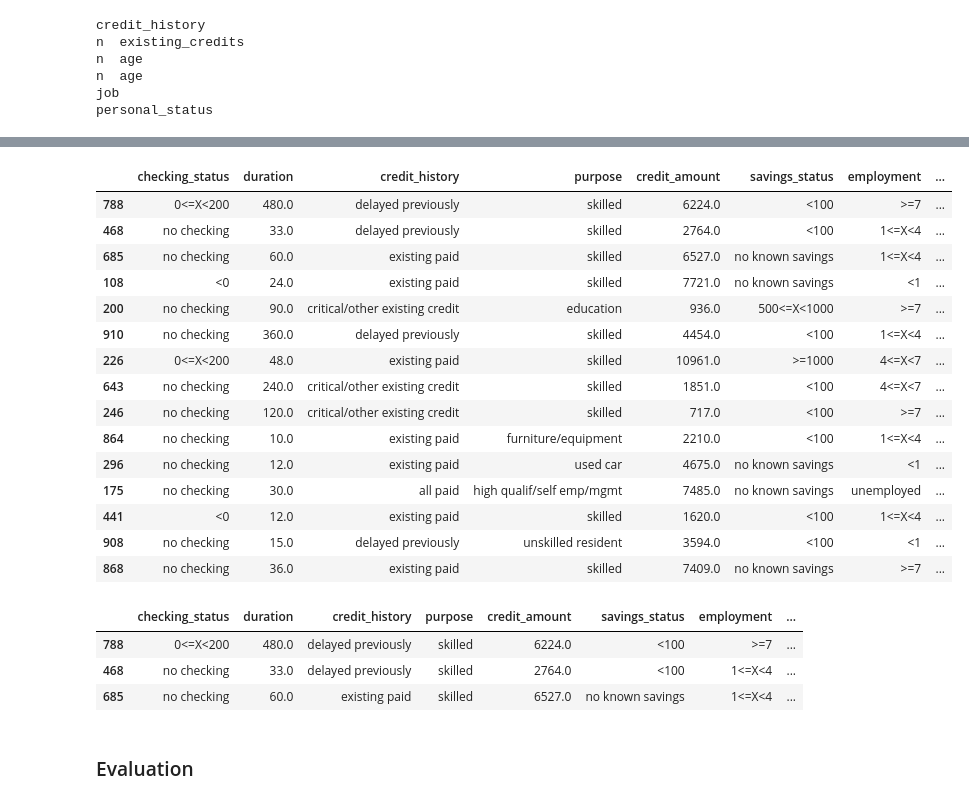
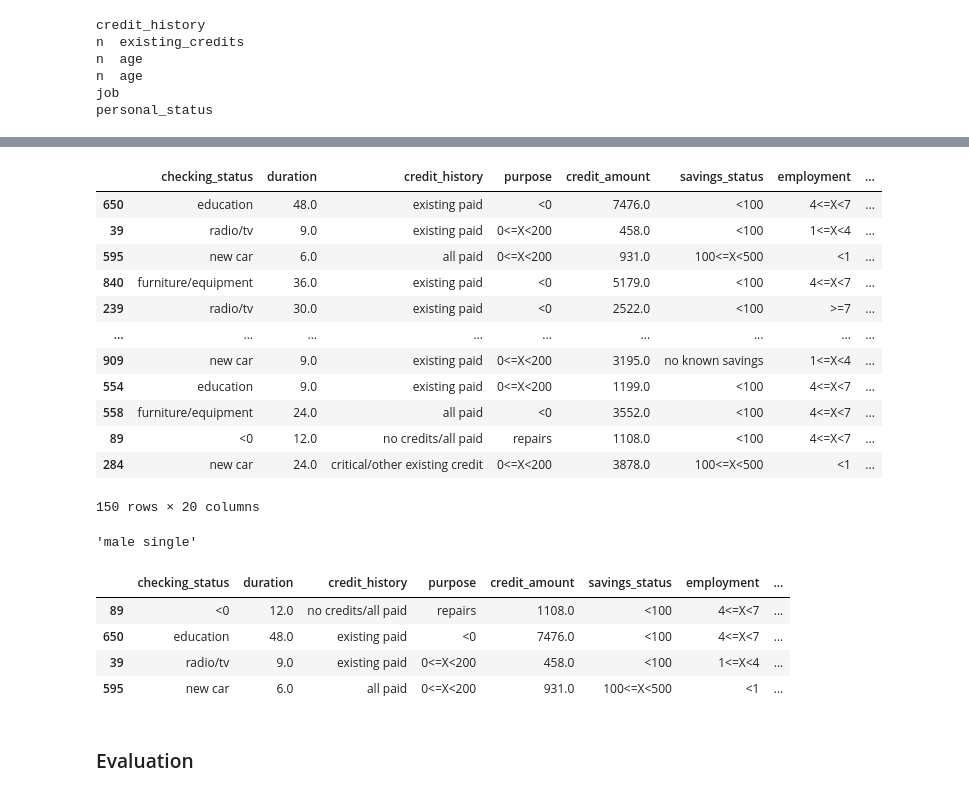
Before and after one commit to SharmaRupali/jenga, a Jupyter notebook: experimental_setup.ipynb, the cells around one changed output, grey strips where cells are left out. Drawn from its saved outputs; the diff is of its cells as text; code cells hidden in the pictures.

Commit message:
update cleaning: missing_values: mean/mode imputation

```diff
--- a/experimental_setup.ipynb
+++ b/experimental_setup.ipynb
@@ -1101,19 +1093,16 @@ cols_perturbed
 # %%
-dat_test_credit_corrupted.loc[dat_test_credit_corrupted['own_telephone'].isnull()]
+dat_test_credit_corrupted.loc[dat_test_credit_corrupted['personal_status'].isnull() | dat_test_credit_corrupted['property_magnitude'].isnull()]
 # %% [output]
 |  | checking_status | duration | credit_history | purpose | credit_amount | savings_status | employment | ... |
-| 788 | 0<=X<200 | 480.0 | delayed previously | skilled | 6224.0 | <100 | >=7 | ... |
-| 468 | no checking | 33.0 | delayed previously | skilled | 2764.0 | <100 | 1<=X<4 | ... |
-| 685 | no checking | 60.0 | existing paid | skilled | 6527.0 | no known savings | 1<=X<4 | ... |
-| 108 | <0 | 24.0 | existing paid | skilled | 7721.0 | no known savings | <1 | ... |
-| 200 | no checking | 90.0 | critical/other existing credit | education | 936.0 | 500<=X<1000 | >=7 | ... |
-| 910 | no checking | 360.0 | delayed previously | skilled | 4454.0 | <100 | 1<=X<4 | ... |
-| 226 | 0<=X<200 | 48.0 | existing paid | skilled | 10961.0 | >=1000 | 4<=X<7 | ... |
-| 643 | no checking | 240.0 | critical/other existing credit | skilled | 1851.0 | <100 | 4<=X<7 | ... |
-| 246 | no checking | 120.0 | critical/other existing credit | skilled | 717.0 | <100 | >=7 | ... |
-| 864 | no checking | 10.0 | existing paid | furniture/equipment | 2210.0 | <100 | 1<=X<4 | ... |
-| 296 | no checking | 12.0 | existing paid | used car | 4675.0 | no known savings | <1 | ... |
-| 175 | no checking | 30.0 | all paid | high qualif/self emp/mgmt | 7485.0 | no known savings | unemployed | ... |
-| 441 | <0 | 12.0 | existing paid | skilled | 1620.0 | <100 | 1<=X<4 | ... |
-| 908 | no checking | 15.0 | delayed previously | unskilled resident | 3594.0 | <100 | <1 | ... |
-| 868 | no checking | 36.0 | existing paid | skilled | 7409.0 | no known savings | >=7 | ... |
+| 650 | education | 48.0 | existing paid | <0 | 7476.0 | <100 | 4<=X<7 | ... |
+| 39 | radio/tv | 9.0 | existing paid | 0<=X<200 | 458.0 | <100 | 1<=X<4 | ... |
+| 595 | new car | 6.0 | all paid | 0<=X<200 | 931.0 | 100<=X<500 | <1 | ... |
+| 840 | furniture/equipment | 36.0 | existing paid | <0 | 5179.0 | <100 | 4<=X<7 | ... |
+| 239 | radio/tv | 30.0 | existing paid | <0 | 2522.0 | <100 | >=7 | ... |
+| ... | ... | ... | ... | ... | ... | ... | ... | ... |
+| 909 | new car | 9.0 | existing paid | 0<=X<200 | 3195.0 | no known savings | 1<=X<4 | ... |
+| 554 | education | 9.0 | existing paid | 0<=X<200 | 1199.0 | <100 | 4<=X<7 | ... |
+| 558 | furniture/equipment | 24.0 | all paid | <0 | 3552.0 | <100 | 4<=X<7 | ... |
+| 89 | <0 | 12.0 | no credits/all paid | repairs | 1108.0 | <100 | 4<=X<7 | ... |
+| 284 | new car | 24.0 | critical/other existing credit | 0<=X<200 | 3878.0 | 100<=X<500 | <1 | ... |
+150 rows × 20 columns
@@ -1120,8 +1137,14 @@ dat_test_credit_corrupted.loc[dat_test_credit_corrupted['own_telephone'].isnull(
+# %%
+dat_test_credit['personal_status'].value_counts().index[0]
+# %% [output]
+'male single'
 # %%
-dat_test_credit_cleaned = mean_mode_imputer(dat_test_credit_corrupted, dat_test_credit, cols_perturbed, numerical_columms, categorical_columns)
-dat_test_credit_cleaned.loc[[788, 468, 685]]
+dat_test_credit_cleaned = mean_mode_imputer(dat_test_credit_corrupted, dat_test_credit, numerical_columms, categorical_columns)
+dat_test_credit_cleaned.loc[[89, 650, 39, 595]]
+## 39: personal_status has swapped value from property_magnitude
 # %% [output]
 |  | checking_status | duration | credit_history | purpose | credit_amount | savings_status | employment | ... |
-| 788 | 0<=X<200 | 480.0 | delayed previously | skilled | 6224.0 | <100 | >=7 | ... |
-| 468 | no checking | 33.0 | delayed previously | skilled | 2764.0 | <100 | 1<=X<4 | ... |
-| 685 | no checking | 60.0 | existing paid | skilled | 6527.0 | no known savings | 1<=X<4 | ... |
+| 89 | <0 | 12.0 | no credits/all paid | repairs | 1108.0 | <100 | 4<=X<7 | ... |
+| 650 | education | 48.0 | existing paid | <0 | 7476.0 | <100 | 4<=X<7 | ... |
+| 39 | radio/tv | 9.0 | existing paid | 0<=X<200 | 458.0 | <100 | 1<=X<4 | ... |
+| 595 | new car | 6.0 | all paid | 0<=X<200 | 931.0 | 100<=X<500 | <1 | ... |
```
Also changed, not shown: parts of 7 cells of this notebook.
